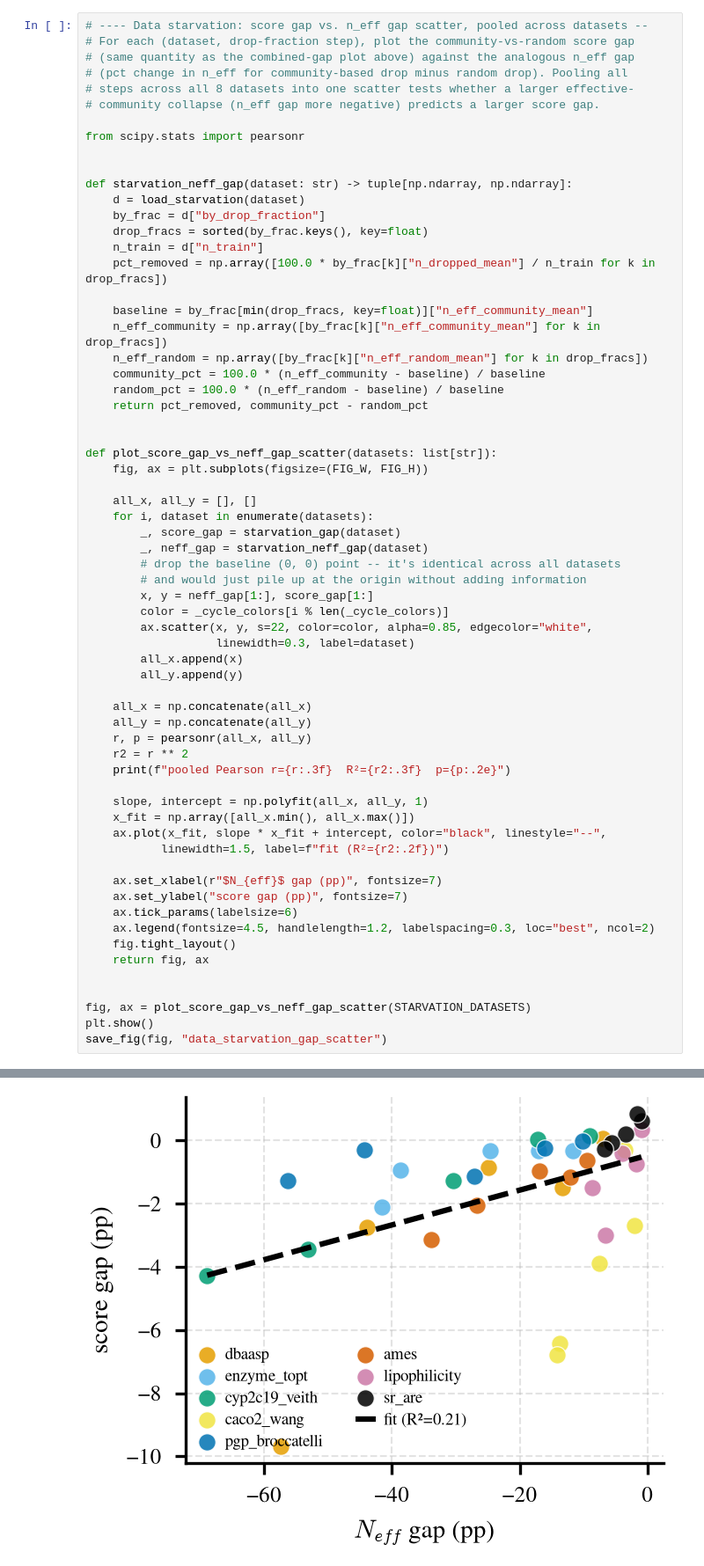
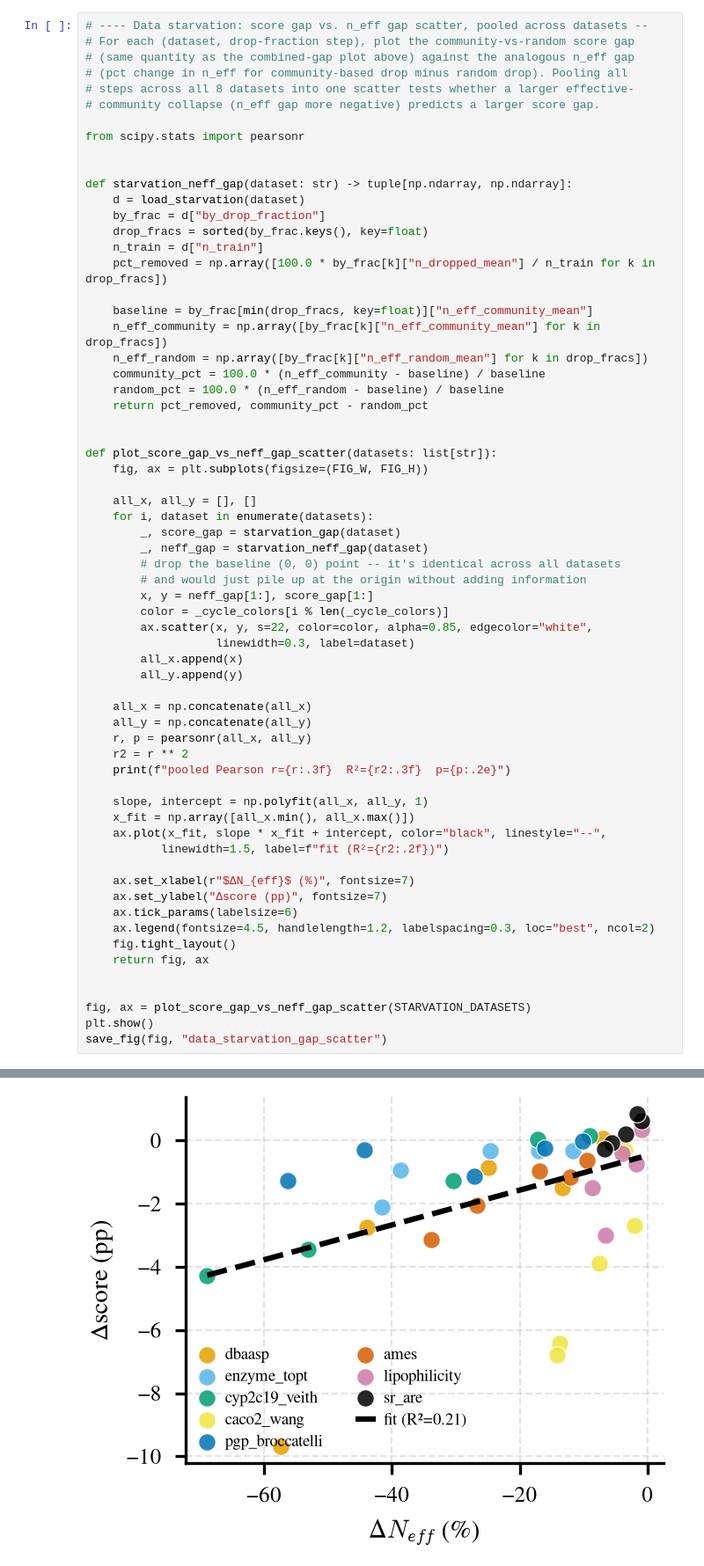
Before and after one commit to anthol42/refnd-paper, a Jupyter notebook: notebooks/comparison_figures.ipynb, the cells around one changed output, grey strips where cells are left out. Shown at 88% size. Cells and saved outputs as stored; diff of their text form.

```diff
--- a/notebooks/comparison_figures.ipynb
+++ b/notebooks/comparison_figures.ipynb
@@ -806,36 +807,36 @@ def plot_score_gap_vs_neff_gap_scatter(datasets: list[str]):
         # and would just pile up at the origin without adding information
         x, y = neff_gap[1:], score_gap[1:]
         color = _cycle_colors[i % len(_cycle_colors)]
         ax.scatter(x, y, s=22, color=color, alpha=0.85, edgecolor="white",
                    linewidth=0.3, label=dataset)
         all_x.append(x)
         all_y.append(y)
 
     all_x = np.concatenate(all_x)
     all_y = np.concatenate(all_y)
     r, p = pearsonr(all_x, all_y)
     r2 = r ** 2
     print(f"pooled Pearson r={r:.3f}  R²={r2:.3f}  p={p:.2e}")
 
     slope, intercept = np.polyfit(all_x, all_y, 1)
     x_fit = np.array([all_x.min(), all_x.max()])
     ax.plot(x_fit, slope * x_fit + intercept, color="black", linestyle="--",
            linewidth=1.5, label=f"fit (R²={r2:.2f})")
 
-    ax.set_xlabel(r"$N_{eff}$ gap (pp)", fontsize=7)
-    ax.set_ylabel("score gap (pp)", fontsize=7)
+    ax.set_xlabel(r"$ΔN_{eff}$ (%)", fontsize=7)
+    ax.set_ylabel("Δscore (pp)", fontsize=7)
     ax.tick_params(labelsize=6)
     ax.legend(fontsize=4.5, handlelength=1.2, labelspacing=0.3, loc="best", ncol=2)
     fig.tight_layout()
     return fig, ax
 
 
 fig, ax = plot_score_gap_vs_neff_gap_scatter(STARVATION_DATASETS)
 plt.show()
 save_fig(fig, "data_starvation_gap_scatter")
 # %% [output]
 pooled Pearson r=0.455  R²=0.207  p=3.15e-03
-[figure, old version]
+[figure, new version]
 # %%
 # ---- Table: singleton vs. community-matched train samples, per dataset -----
 # results/data_starvation/singleton_power/summary.json: for each dataset, an
```
Also changed, not shown: parts of 9 cells of this notebook, 17 other files.
